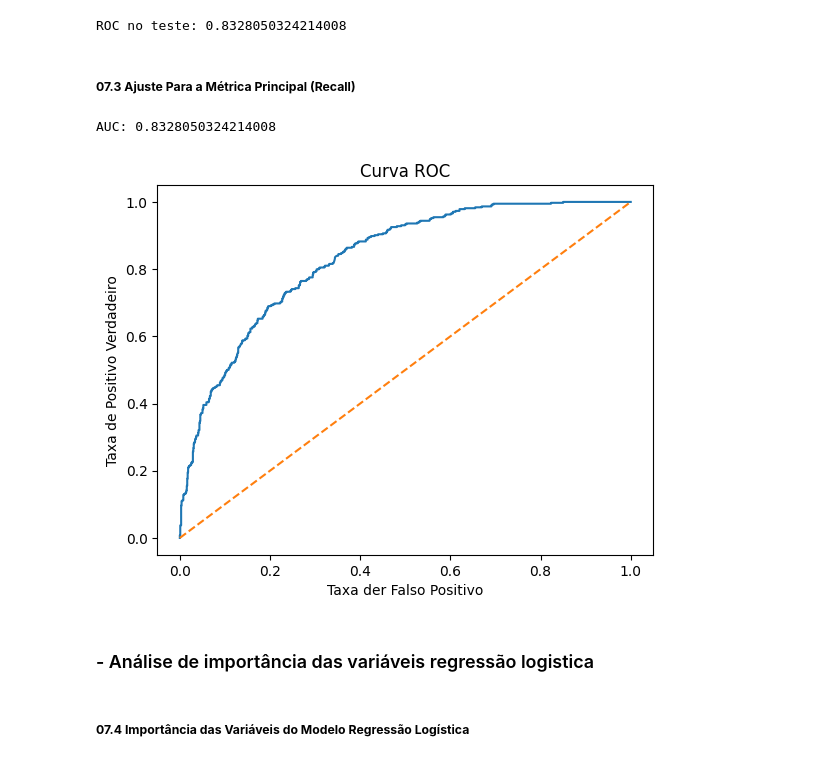
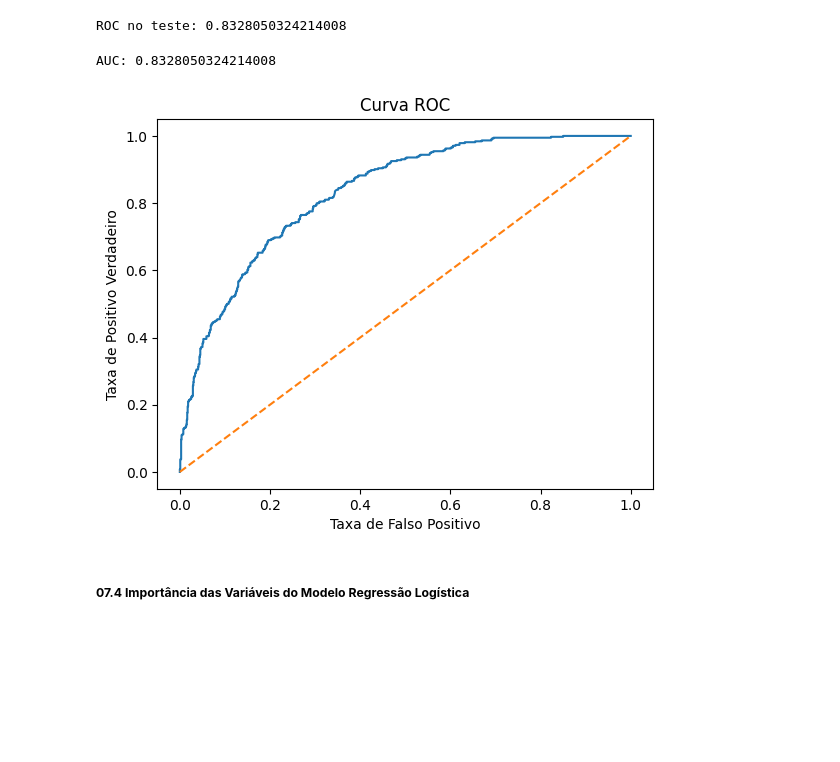
Before and after one commit to DaDosValle/Analise_Preditiva-Machine_Learning-TelecomX, a Jupyter notebook: Analise_Preditiva_TelecomX.ipynb, the cells around one changed output. Drawn from its saved outputs; the diff is of its cells as text; code cells hidden in the pictures; blank space fills up the shorter version.

Commit message:
Iniciar as visualizações explicativas

```diff
--- a/Analise_Preditiva_TelecomX.ipynb
+++ b/Analise_Preditiva_TelecomX.ipynb
@@ -433,25 +417,21 @@ weighted avg       0.79      0.71      0.73      1409
 print('ROC no teste:', roc_auc_score(y_teste, y_proba))
 # %% [output]
 ROC no teste: 0.8328050324214008
-# %% [markdown]
-##### **07.3 Ajuste Para a Métrica Principal (Recall)**
 # %%
 auc = roc_auc_score(y_teste, y_proba)
 print("AUC:", auc)
 
 fpr, tpr, thresholds = roc_curve(y_teste, y_proba)
 
 plt.plot(fpr, tpr)
 plt.plot([0,1],[0,1],'--')
-plt.xlabel("Taxa der Falso Positivo")
+plt.xlabel("Taxa de Falso Positivo")
 plt.ylabel("Taxa de Positivo Verdadeiro")
 plt.title("Curva ROC")
 plt.show()
 # %% [output]
 AUC: 0.8328050324214008
-[figure, old version]
+[figure, new version]
-# %% [markdown]
-### - Análise de importância das variáveis regressão logistica
 # %% [markdown]
 ##### **07.4 Importância das Variáveis do Modelo Regressão Logística**
 # %%
```
Also changed, not shown: parts of 76 cells of this notebook.
